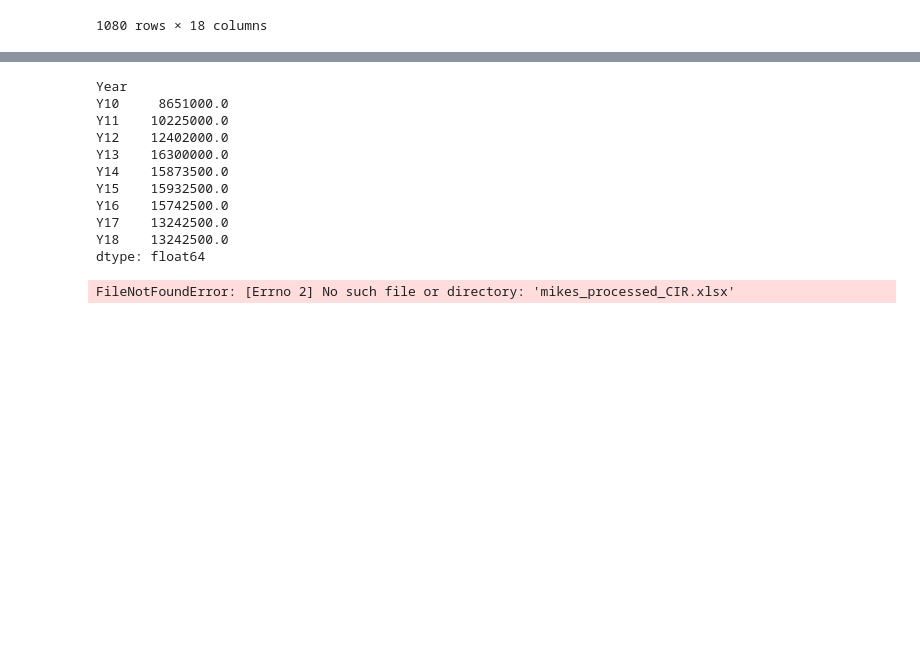
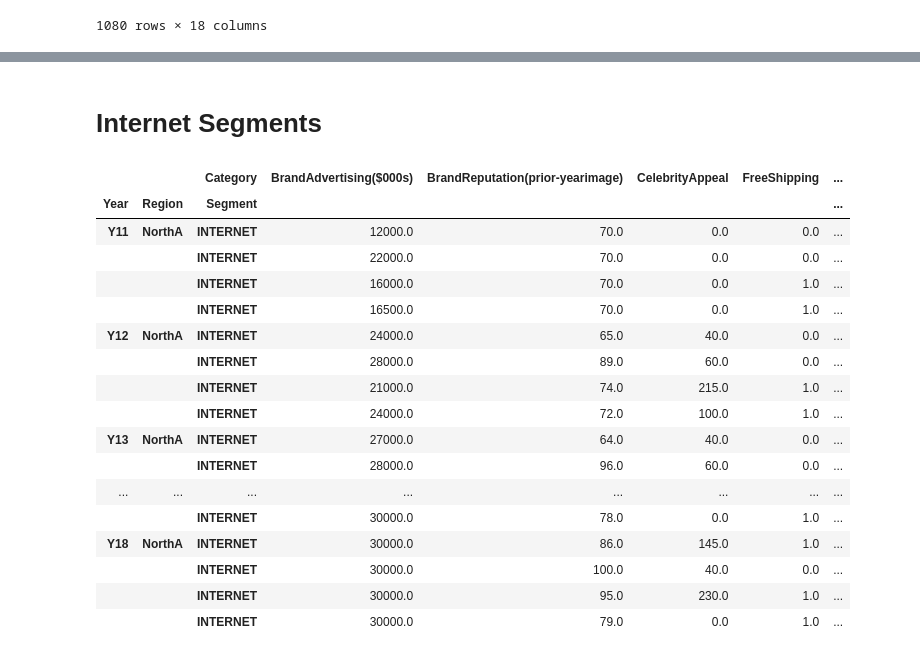
Before and after one commit to mstumpf585/pitt-burgh-athletics, a Jupyter notebook: regression_cir.ipynb, the cells around one changed output, grey strips where cells are left out. Saved outputs shown, nothing was run; the diff lists cells and outputs as text; code cells hidden in the pictures; blank space fills up the shorter version.

Commit message:
updated teh regrssion cir notebook to try different models from the internet segment

```diff
--- a/regression_cir.ipynb
+++ b/regression_cir.ipynb
@@ -86,25 +98,39 @@ table
-# %%
-# figure out EPS
-# get costs for year
-
-Cost = table[" Brand Advertising ($000s)"]["Y10"] * 1000 + table[" Search Engine Advert. ($000s)"] * 1000
-Income = table[" Pairs Sold (000s)"]["Y10"] * 1000 * table[" Retail Price ($ per pair)"]
-
-net = Income - Cost
-net
-# %% [output]
-Year
-Y10     8651000.0
-Y11    10225000.0
-Y12    12402000.0
-Y13    16300000.0
-Y14    15873500.0
-Y15    15932500.0
-Y16    15742500.0
-Y17    13242500.0
-Y18    13242500.0
-dtype: float64
-# %%
-fir_df = pd.read_excel("mikes_processed_CIR.xlsx")
-# %% [output]
-FileNotFoundError: [Errno 2] No such file or directory: 'mikes_processed_CIR.xlsx'
+# %%
+master_pivot = pd.DataFrame()
+for team in ["A", "B", "C", "D"]:
+
+    A_team_df = df[["Segment", "Category", "Region", team, "Year"]]
+    A_team_df
+    table = pd.pivot_table(A_team_df, values= team, columns="Category", index = ["Year", "Region", "Segment"])
+
+    if master_pivot.empty:
+       master_pivot = table
+    else:
+        master_pivot = pd.concat([master_pivot, table])
+# %%
+master_pivot.columns = master_pivot.columns.str.replace(' ', '')
+# %% [markdown]
+# Internet Segments
+# %%
+idx = pd.IndexSlice
+Internet_df = master_pivot.loc[idx[["Y11", "Y12", "Y13", "Y14", "Y15", "Y16", "Y17", "Y18"], :, "INTERNET"], :].dropna(axis=1)
+Internet_df
+# %% [output]
+|  |  | Category | BrandAdvertising($000s) | BrandReputation(prior-yearimage) | CelebrityAppeal | FreeShipping | ... |
+| Year | Region | Segment |  |  |  |  | ... |
+| Y11 | NorthA | INTERNET | 12000.0 | 70.0 | 0.0 | 0.0 | ... |
+|  |  | INTERNET | 22000.0 | 70.0 | 0.0 | 0.0 | ... |
+|  |  | INTERNET | 16000.0 | 70.0 | 0.0 | 1.0 | ... |
+|  |  | INTERNET | 16500.0 | 70.0 | 0.0 | 1.0 | ... |
+| Y12 | NorthA | INTERNET | 24000.0 | 65.0 | 40.0 | 0.0 | ... |
+|  |  | INTERNET | 28000.0 | 89.0 | 60.0 | 0.0 | ... |
+|  |  | INTERNET | 21000.0 | 74.0 | 215.0 | 1.0 | ... |
+|  |  | INTERNET | 24000.0 | 72.0 | 100.0 | 1.0 | ... |
+| Y13 | NorthA | INTERNET | 27000.0 | 64.0 | 40.0 | 0.0 | ... |
+|  |  | INTERNET | 28000.0 | 96.0 | 60.0 | 0.0 | ... |
+| ... | ... | ... | ... | ... | ... | ... | ... |
+|  |  | INTERNET | 30000.0 | 78.0 | 0.0 | 1.0 | ... |
+| Y18 | NorthA | INTERNET | 30000.0 | 86.0 | 145.0 | 1.0 | ... |
+|  |  | INTERNET | 30000.0 | 100.0 | 40.0 | 0.0 | ... |
+|  |  | INTERNET | 30000.0 | 95.0 | 230.0 | 1.0 | ... |
+|  |  | INTERNET | 30000.0 | 79.0 | 0.0 | 1.0 | ... |
```
Also changed, not shown: parts of 26 cells of this notebook, 2 other files.
